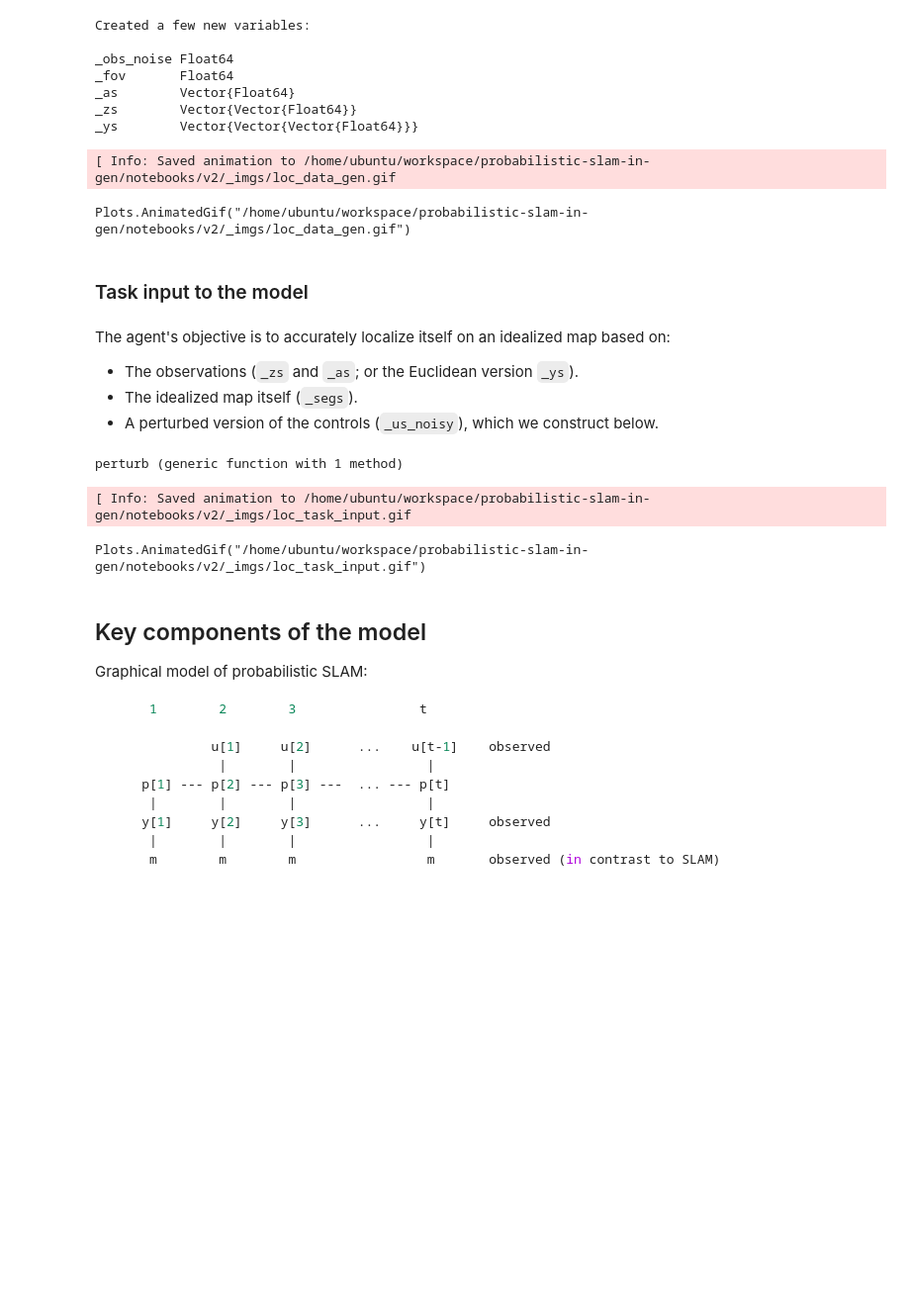
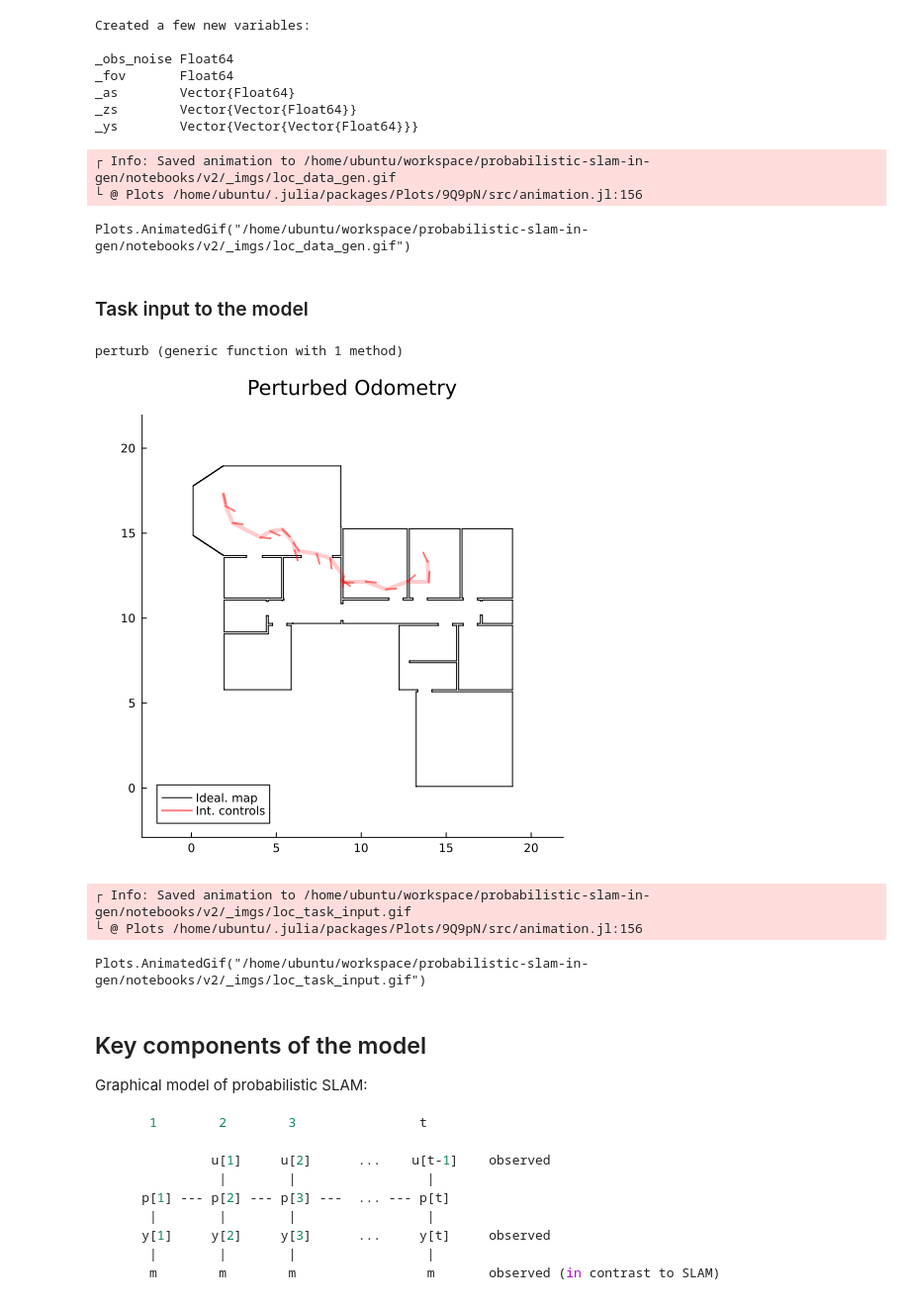
Before and after one commit to mirkoklukas/probabilistic-slam-in-gen, a Jupyter notebook: notebooks/v2/51 - Localization Tutorial - Part 1.ipynb, the cells around one changed output. Shown at 99% size. Cells and saved outputs as stored; diff of their text form; code cells hidden in the pictures; blank space fills up the shorter version.

```diff
--- a/notebooks/v2/51 - Localization Tutorial - Part 1.ipynb
+++ b/notebooks/v2/51 - Localization Tutorial - Part 1.ipynb
@@ -183,8 +169,6 @@ _as        Vector{Float64}
 _zs        Vector{Vector{Float64}}
 _ys        Vector{Vector{Vector{Float64}}}
 # %%
-_bb = bounding_box(_segs)
-
 # -----------------------
 ani = Animation()
 for t=1:1:_T
@@ -192,9 +176,10 @@ for t=1:1:_T
     y = _ys[t]
 
     agent_plt = plot(
-        size=(400,400), aspect_ratio=:equal, title="Ground truth data",
-        xlim=(_bb[1][1]-1, _bb[2][1]+1),
-        ylim=(_bb[1][2]-2, _bb[2][2]+2)
+        size=(500,500), aspect_ratio=:equal, title="Given Sensor Observations", grid=false,
+        xlim=(_bb[1][1]-3, _bb[2][1]+3),
+        ylim=(_bb[1][2]-3, _bb[2][2]+3),
+        legend=:bottomleft,
     )
     plot!(_segs, c=:black, linewidth=1, label=nothing)
     plot!(_boxes, c=:magenta, label=nothing)
@@ -206,15 +191,11 @@ for t=1:1:_T
 end
 gif(ani, "_imgs/loc_data_gen.gif", fps=2) # gif(ani, fname, fps=10)
 # %% [output]
-[ Info: Saved animation to /home/ubuntu/workspace/probabilistic-slam-in-gen/notebooks/v2/_imgs/loc_data_gen.gif
+┌ Info: Saved animation to /home/ubuntu/workspace/probabilistic-slam-in-gen/notebooks/v2/_imgs/loc_data_gen.gif
+└ @ Plots /home/ubuntu/.julia/packages/Plots/9Q9pN/src/animation.jl:156
 Plots.AnimatedGif("/home/ubuntu/workspace/probabilistic-slam-in-gen/notebooks/v2/_imgs/loc_data_gen.gif")
 # %% [markdown]
 ### Task input to the model
-# %% [markdown]
-The agent's objective is to accurately localize itself on an idealized map based on:
-- The observations (`_zs` and `_as`; or the Euclidean version `_ys`).
-- The idealized map itself (`_segs`).
-- A perturbed version of the controls (`_us_noisy`), which we construct below.
 # %%
 #nbx
 function perturb(u::Control, x_noise, hd_noise)
@@ -227,29 +208,31 @@ perturb (generic function with 1 method)
 # %%
 #nbx
 x_noise  = 0.5
 hd_noise = 5/360*2π
 us_noisy = perturb.(_us, x_noise, hd_noise);
 
 rel_ps = [p+u for (p,u) in zip(_ps[1:end-1],us_noisy)];
 ps_noisy = [_ps[1]]
 for u in us_noisy
     push!(ps_noisy, ps_noisy[end] + u)
 end
 
 # -----------------
 env_plt = plot(
-    size=(400,400), aspect_ratio=:equal, axis=false, grid=false,
-    xlim=(_bb[1][1]-1, _bb[2][1]+1),
-    ylim=(_bb[1][2]-2, _bb[2][2]+2),
+    size=(500,500), aspect_ratio=:equal, title="Perturbed Odometry", axis=true, grid=false,
+    xlim=(_bb[1][1]-3, _bb[2][1]+3),
+    ylim=(_bb[1][2]-3, _bb[2][2]+3),
     legend=:bottomleft,
 )
 plot!(_segs, c=:black, linewidth=1, label="Ideal. map")
 plot!([p.x for p in ps_noisy], c=:red, label=nothing, alpha=0.2, linewidth=4)
 
 plot!(ps_noisy[1],     c=:red,  r=.6, label="Int. controls", alpha=0.5, linewidth=2)
 plot!(ps_noisy[2:end], c=:red,  r=.6,  label=nothing,  alpha=0.5, linewidth=2)
 savefig("_imgs/loc_noisy_contr.png")
 env_plt
+# %% [output]
+[figure, added]
 # %%
 # -----------------------
 myplts = []
@@ -264,9 +247,9 @@ for t=1:1:_T
         ylim=(_bb[1][2]-2, _bb[2][2]+2),
         legend=:bottomleft,
     )
-    plot!(_segs, c=:black, linewidth=1, label="Ideal. map")
+    plot!(_segs, c=:black, linewidth=1, label="Ideal. Map")
     plot!([p.x for p in ps_noisy], c=:red, label=nothing, alpha=0.1, linewidth=4)
-    plot!(ps_noisy[t], c=:red, r=.7,  label="Integr. controls", linewidth=2)
+    plot!(ps_noisy[t], c=:red, r=.7,  label="Integr. Controls", linewidth=2)
 
 
     ego_plt = plot(
@@ -277,13 +260,14 @@ for t=1:1:_T
     )
     plot!(Pose(), c=:red, r=1.0, linewidth=2, label=nothing)
     scatter!([zeros(2)], c=:red, markerstrokewidth=0, label=nothing)
-    scatter!(shuffle(y[1:2:end]), c=col[1], markersize=4, alpha=.7, markerstrokewidth=1, label="Sensor obs. `_ys[t]`")
+    scatter!(shuffle(y[1:2:end]), c=col[1], markersize=4, alpha=.7, markerstrokewidth=1, label="Sensor Obs.")
 
-    frame(ani, plot(ego_plt, env_plt, layout=grid(1, 2), size=(700,500), plot_title="Sensor observations, noisy controls, and\nthe idealized map",  grid=false))
+    frame(ani, plot(ego_plt, env_plt, layout=grid(1, 2), size=(700,500), plot_title="Task input available to the Agent",  grid=false))
 end
 gif(ani, "_imgs/loc_task_input.gif", fps=2) # gif(ani, fname, fps=10)
 # %% [output]
-[ Info: Saved animation to /home/ubuntu/workspace/probabilistic-slam-in-gen/notebooks/v2/_imgs/loc_task_input.gif
+┌ Info: Saved animation to /home/ubuntu/workspace/probabilistic-slam-in-gen/notebooks/v2/_imgs/loc_task_input.gif
+└ @ Plots /home/ubuntu/.julia/packages/Plots/9Q9pN/src/animation.jl:156
 Plots.AnimatedGif("/home/ubuntu/workspace/probabilistic-slam-in-gen/notebooks/v2/_imgs/loc_task_input.gif")
 # %% [markdown]
 ## Key components of the model
```
Also changed, not shown: parts of 40 cells of this notebook, 2 other files.
